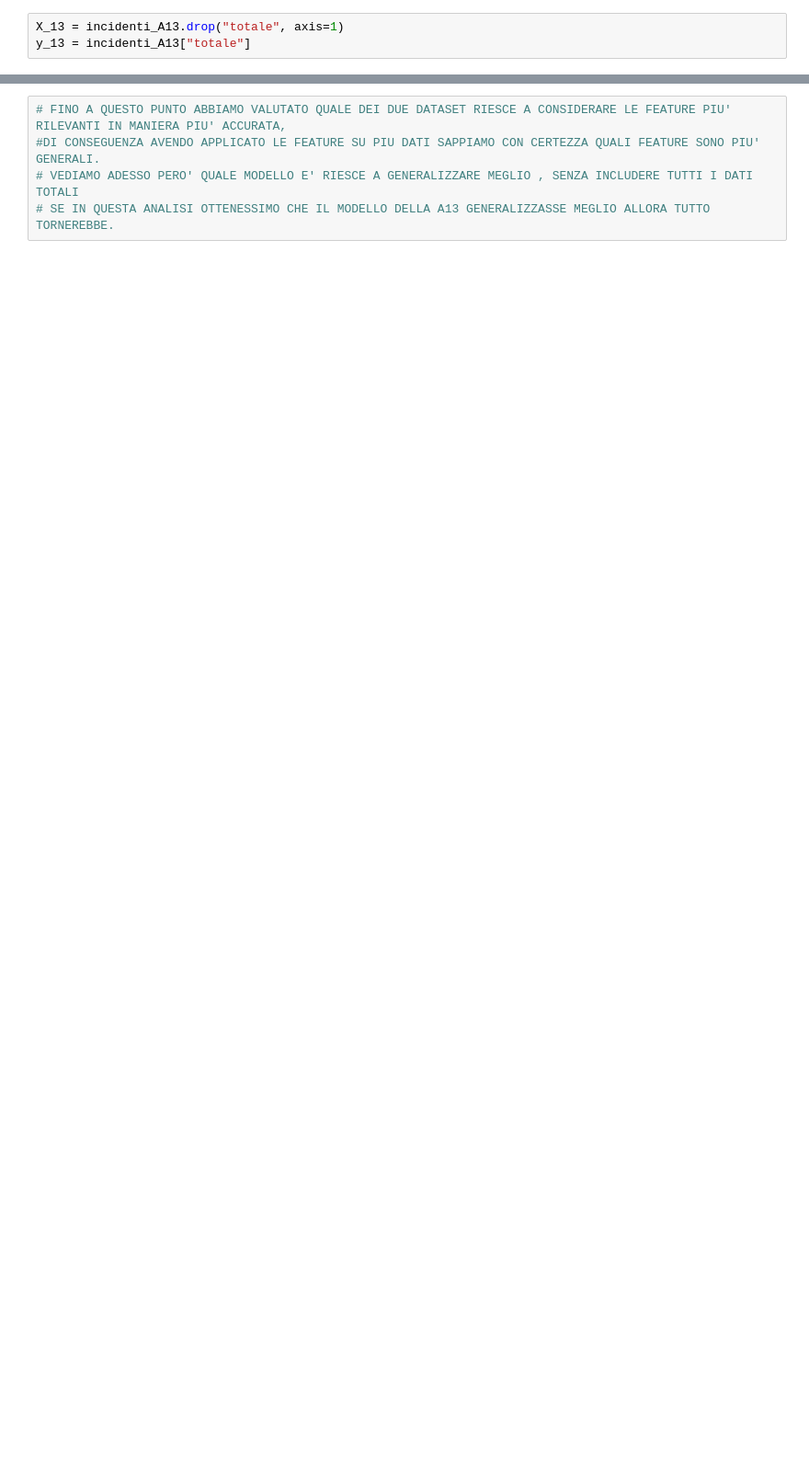
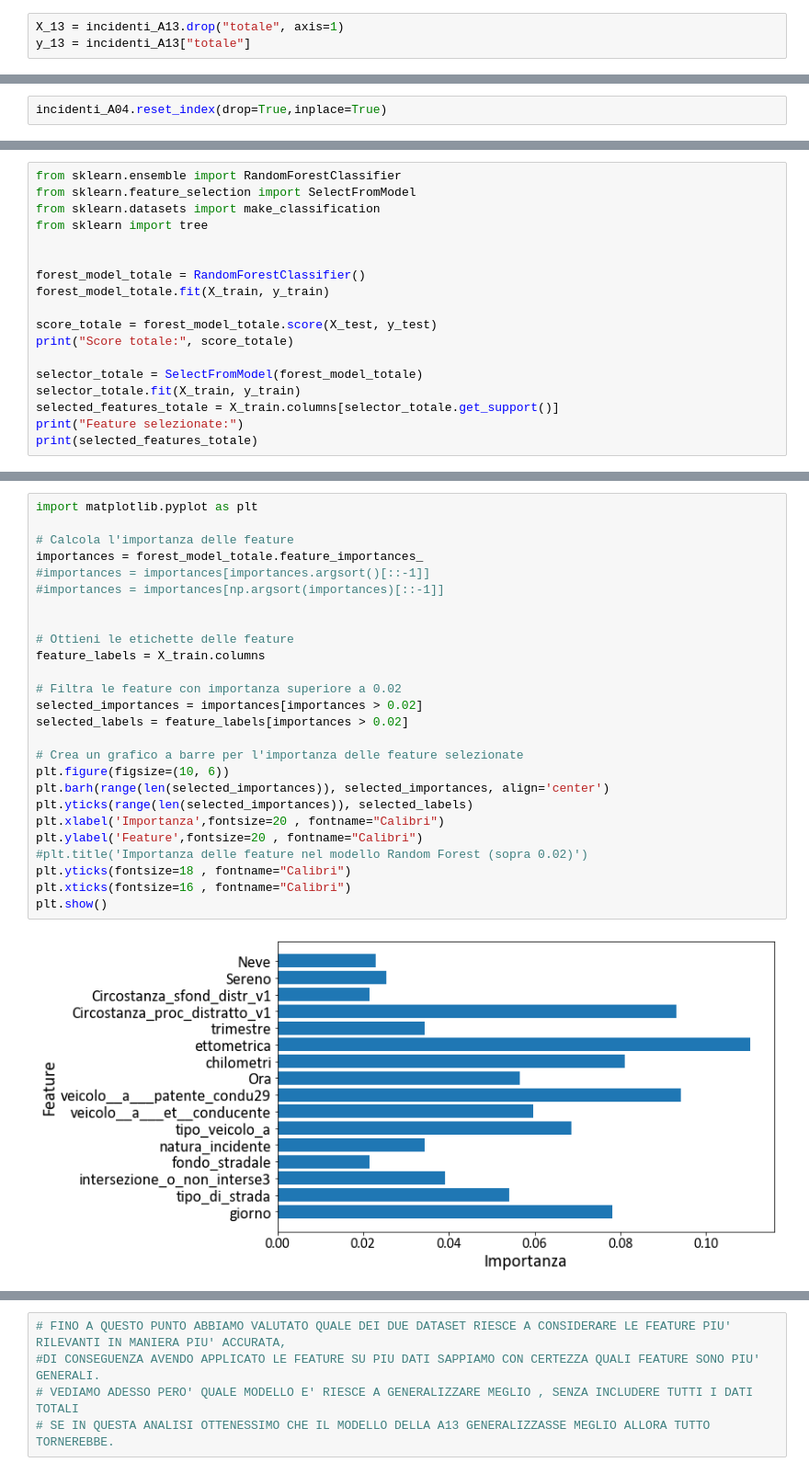
Before and after one commit to nico1654/project_work, a Jupyter notebook: Project_Work.ipynb, the cells around one changed output, grey strips where cells are left out. Shown: that part at 92% size. Saved outputs shown, nothing was run; the diff lists cells and outputs as text; blank space fills up the shorter version.

Commit message:
Test modelli a13 e a4

```diff
--- a/Project_Work.ipynb
+++ b/Project_Work.ipynb
@@ -936,0 +942,2 @@ pd.Series(selector.estimator_.feature_importances_.ravel()).hist()
+# %%
+incidenti_A04.reset_index(drop=True,inplace=True)
@@ -936,0 +1060,18 @@ pd.Series(selector.estimator_.feature_importances_.ravel()).hist()
+# %%
+from sklearn.ensemble import RandomForestClassifier
+from sklearn.feature_selection import SelectFromModel
+from sklearn.datasets import make_classification
+from sklearn import tree
+
+
+forest_model_totale = RandomForestClassifier()
+forest_model_totale.fit(X_train, y_train)
+
+score_totale = forest_model_totale.score(X_test, y_test)
+print("Score totale:", score_totale)
+
+selector_totale = SelectFromModel(forest_model_totale)
+selector_totale.fit(X_train, y_train)
+selected_features_totale = X_train.columns[selector_totale.get_support()]
+print("Feature selezionate:")
+print(selected_features_totale)
@@ -936,0 +1086,28 @@ pd.Series(selector.estimator_.feature_importances_.ravel()).hist()
+# %%
+import matplotlib.pyplot as plt
+
+# Calcola l'importanza delle feature
+importances = forest_model_totale.feature_importances_
+#importances = importances[importances.argsort()[::-1]]
+#importances = importances[np.argsort(importances)[::-1]]
+
+
+# Ottieni le etichette delle feature
+feature_labels = X_train.columns
+
+# Filtra le feature con importanza superiore a 0.02
+selected_importances = importances[importances > 0.02]
+selected_labels = feature_labels[importances > 0.02]
+
+# Crea un grafico a barre per l'importanza delle feature selezionate
+plt.figure(figsize=(10, 6))
+plt.barh(range(len(selected_importances)), selected_importances, align='center')
+plt.yticks(range(len(selected_importances)), selected_labels)
+plt.xlabel('Importanza',fontsize=20 , fontname="Calibri")
+plt.ylabel('Feature',fontsize=20 , fontname="Calibri")
+#plt.title('Importanza delle feature nel modello Random Forest (sopra 0.02)')
+plt.yticks(fontsize=18 , fontname="Calibri")
+plt.xticks(fontsize=16 , fontname="Calibri")
+plt.show()
+# %% [output]
+[figure, added]
```
Also changed, not shown: parts of 82 cells of this notebook.
